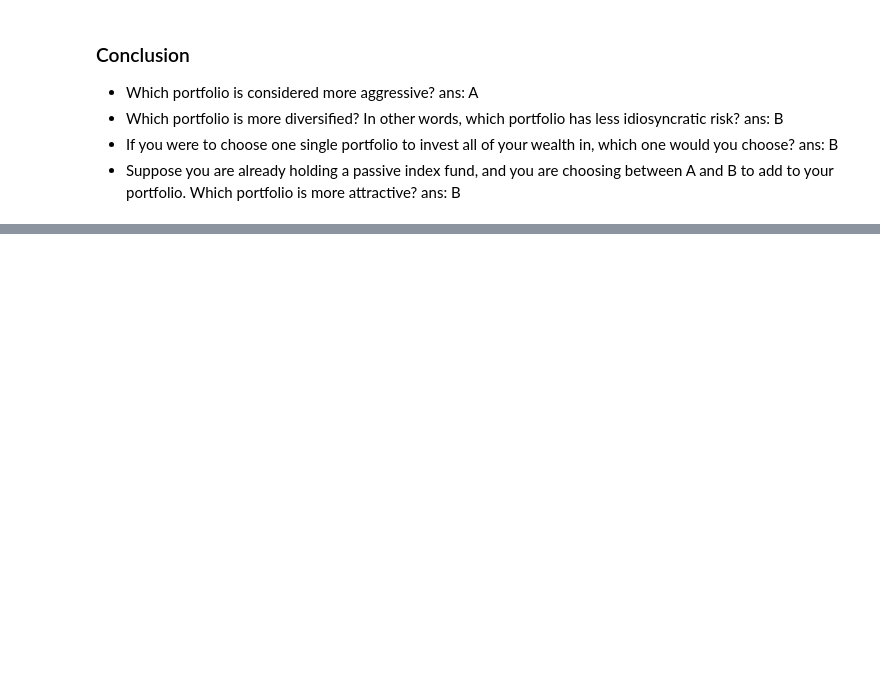
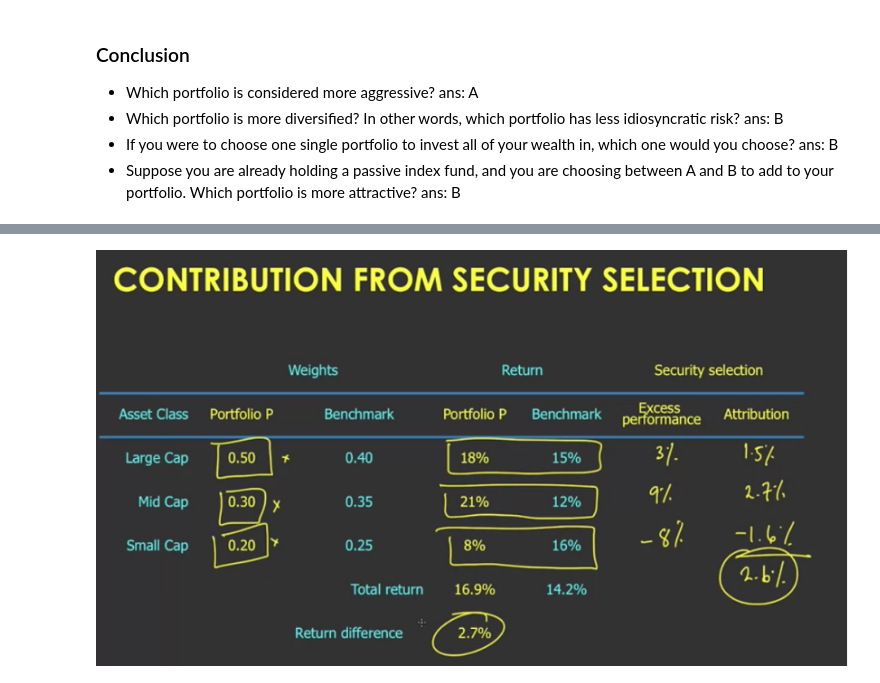
Before and after one commit to darrenhdc/Portfolio-Performance-Benchmarking, a Jupyter notebook: Portfolio_Analysis.ipynb, the cells around one changed output, grey strips where cells are left out. Cells and saved outputs as stored; diff of their text form; code cells hidden in the pictures; blank space fills up the shorter version.

```diff
--- a/Portfolio_Analysis.ipynb
+++ b/Portfolio_Analysis.ipynb
@@ -421,0 +484,4 @@ information ratio:  3.261194423949418
+# %%
+Image("./fig2.png")
+# %% [output]
+[figure, added]
```
Also changed, not shown: parts of 5 cells of this notebook, 6 other files.
